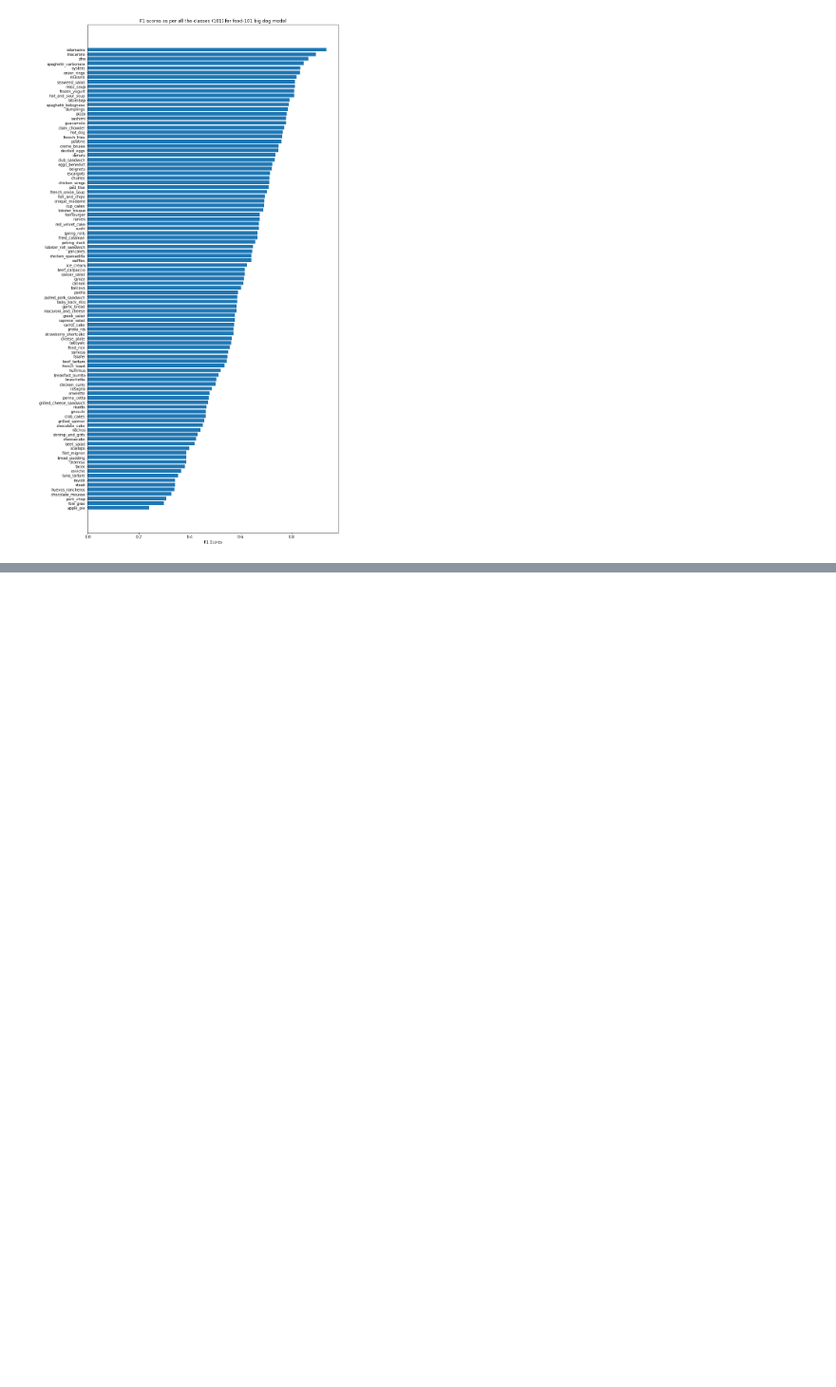
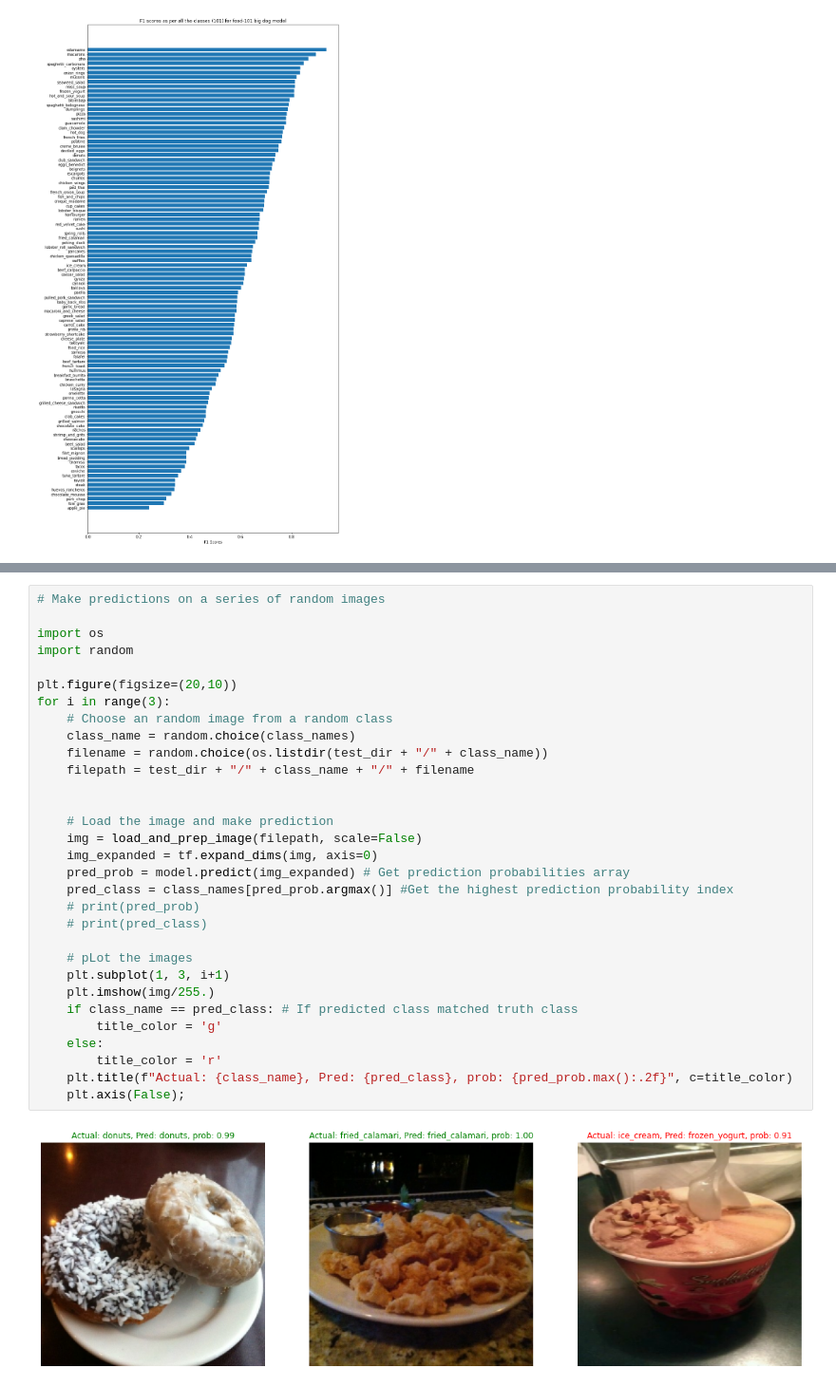
Before and after one commit to shashwat9kumar/ML-And-DataScience, a Jupyter notebook: Tensorflow/06_Transfer_Learning_in_Tensorflow_part_3_scaling_up.ipynb, the cells around one changed output, grey strips where cells are left out. Shown at 95% size. Cells and saved outputs as stored; diff of their text form; blank space fills up the shorter version.

```diff
--- a/Tensorflow/06_Transfer_Learning_in_Tensorflow_part_3_scaling_up.ipynb
+++ b/Tensorflow/06_Transfer_Learning_in_Tensorflow_part_3_scaling_up.ipynb
@@ -789,0 +844,33 @@ ax.invert_yaxis();
+# %%
+# Make predictions on a series of random images
+
+import os
+import random
+
+plt.figure(figsize=(20,10))
+for i in range(3):
+    # Choose an random image from a random class
+    class_name = random.choice(class_names)
+    filename = random.choice(os.listdir(test_dir + "/" + class_name))
+    filepath = test_dir + "/" + class_name + "/" + filename
+
+
+    # Load the image and make prediction
+    img = load_and_prep_image(filepath, scale=False)
+    img_expanded = tf.expand_dims(img, axis=0)
+    pred_prob = model.predict(img_expanded) # Get prediction probabilities array
+    pred_class = class_names[pred_prob.argmax()] #Get the highest prediction probability index
+    # print(pred_prob)
+    # print(pred_class)
+
+    # pLot the images
+    plt.subplot(1, 3, i+1)
+    plt.imshow(img/255.)
+    if class_name == pred_class: # If predicted class matched truth class
+        title_color = 'g'
+    else:
+        title_color = 'r'
+    plt.title(f"Actual: {class_name}, Pred: {pred_class}, prob: {pred_prob.max():.2f}", c=title_color)
+    plt.axis(False);
+# %% [output]
+[figure, added]
```
Also changed, not shown: parts of 14 cells of this notebook.
